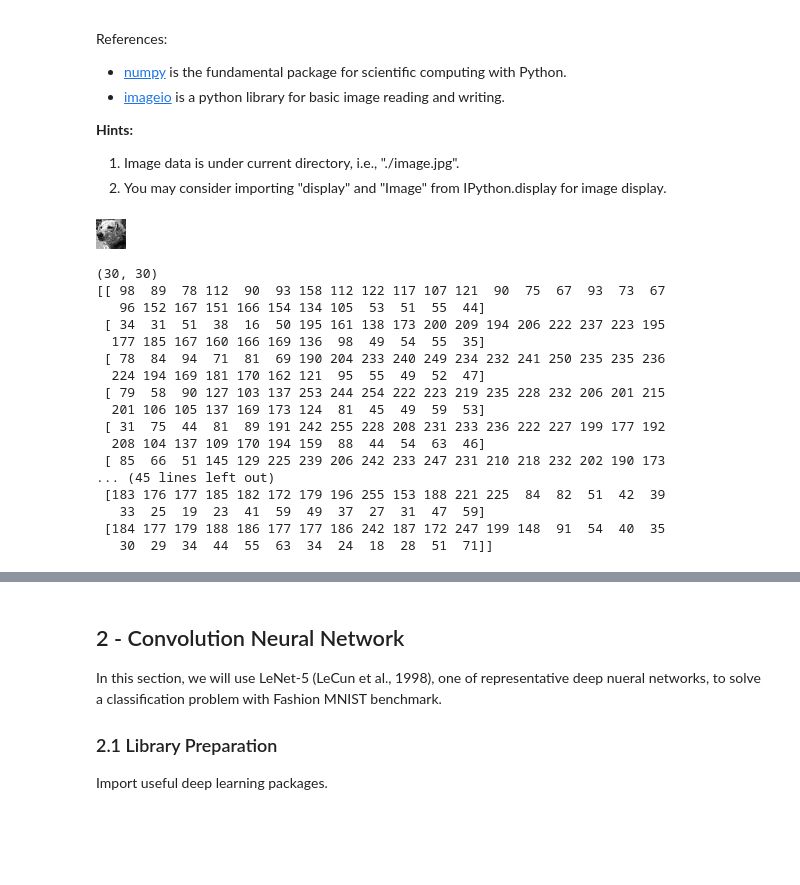
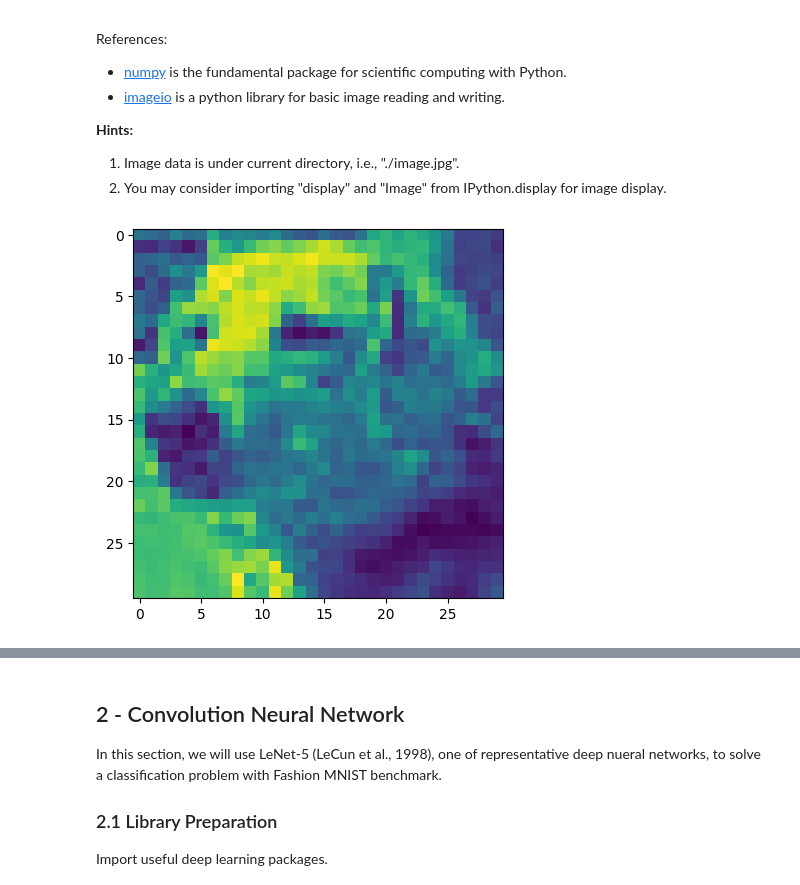
Before and after one commit to david-ryder/AI-Homework-3, a Jupyter notebook: Homework_03.ipynb, the cells around one changed output, grey strips where cells are left out. Drawn from its saved outputs; the diff is of its cells as text; code cells hidden in the pictures; blank space fills up the shorter version.

```diff
--- a/Homework_03.ipynb
+++ b/Homework_03.ipynb
@@ -31,38 +31,21 @@ References:
 # %%
 # Import useful libraries
 import numpy as np
 import imageio
 import matplotlib.pyplot as plt
 from IPython.display import display, Image
 import math
 
 # Display original image
-image = Image(filename='./image.jpg')
-display(image)
+image = plt.imread('./image.jpg')
+plt.imshow(image)
 
 # # Convert image to array, print out the shape of array, and print out the entire array
 img_matrix = imageio.imread('./image.jpg')
-print(img_matrix.shape)
-print(img_matrix)
+# # print(img_matrix.shape)
+# print(img_matrix)
 # %% [output]
-[figure, old version]
+[figure, new version]
-(30, 30)
-[[ 98  89  78 112  90  93 158 112 122 117 107 121  90  75  67  93  73  67
-   96 152 167 151 166 154 134 105  53  51  55  44]
- [ 34  31  51  38  16  50 195 161 138 173 200 209 194 206 222 237 223 195
-  177 185 167 160 166 169 136  98  49  54  55  35]
- [ 78  84  94  71  81  69 190 204 233 240 249 234 232 241 250 235 235 236
-  224 194 169 181 170 162 121  95  55  49  52  47]
- [ 79  58  90 127 103 137 253 244 254 222 223 219 235 228 232 206 201 215
-  201 106 105 137 169 173 124  81  45  49  59  53]
- [ 31  75  44  81  89 191 242 255 228 208 231 233 236 222 227 199 177 192
-  208 104 137 109 170 194 159  88  44  54  63  46]
- [ 85  66  51 145 129 225 239 206 242 233 247 231 210 218 232 202 190 173
-... (45 lines left out)
- [183 176 177 185 182 172 179 196 255 153 188 221 225  84  82  51  42  39
-   33  25  19  23  41  59  49  37  27  31  47  59]
- [184 177 179 188 186 177 177 186 242 187 172 247 199 148  91  54  40  35
-   30  29  34  44  55  63  34  24  18  28  51  71]]
 # %% [markdown]
 ### 1.2 Implementation of Convolution Filter
 
```
Also changed, not shown: parts of 4 cells of this notebook.
